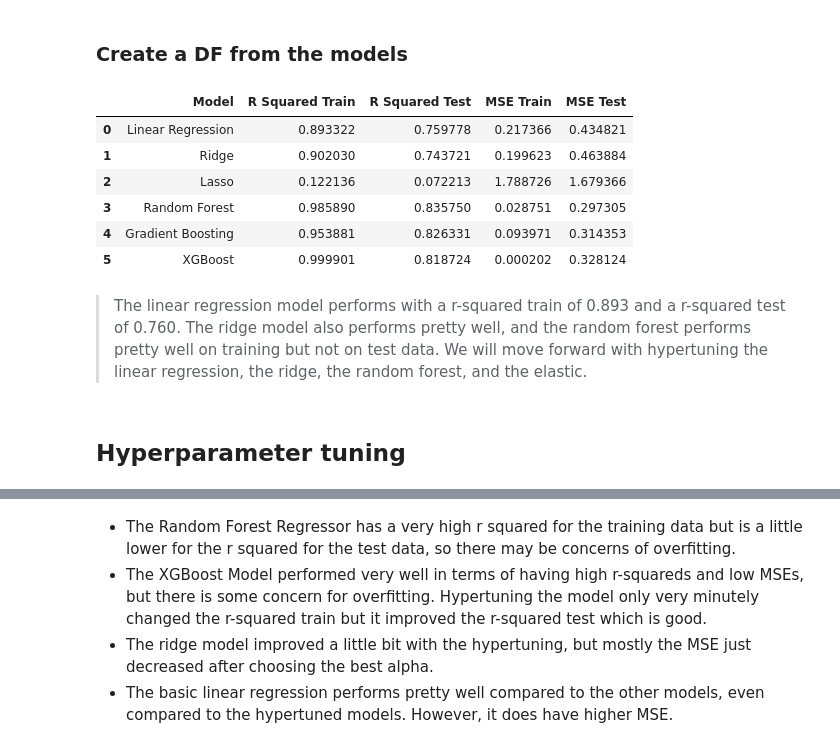
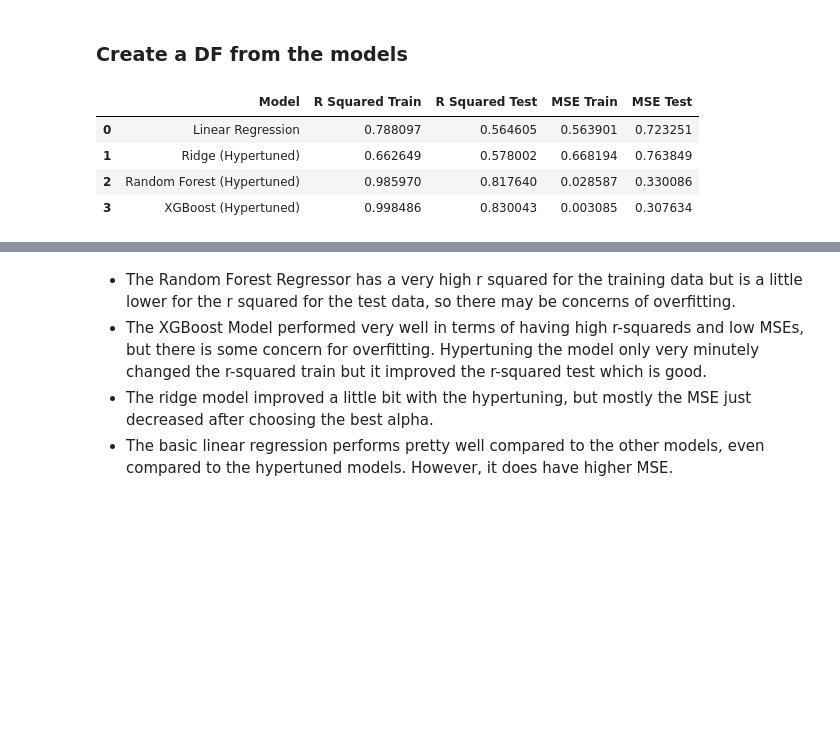
Before and after one commit to MLFP-90803-SP24-FinalProjects/Team13-ML-finalProject-Unveiling-the-Future-of-Women-in-STEM, a Jupyter notebook: Question2Gracie.ipynb, the cells around one changed output, grey strips where cells are left out. Drawn from its saved outputs; the diff is of its cells as text; code cells hidden in the pictures; blank space fills up the shorter version.

Commit message:
updating models for sprint 6

```diff
--- a/Question2Gracie.ipynb
+++ b/Question2Gracie.ipynb
@@ -156,7 +156,7 @@ def question2(model_type, X_train, y_train):
 
     ## MSE
     #evaluate the model using MSE and R squared
-    mse_train = np.mean(cross_val_score(model, X_train, y_train, cv=10, scoring='neg_mean_squared_error'))
+    mse_train = -np.mean(cross_val_score(model, X_train, y_train, cv=10, scoring='neg_mean_squared_error'))
     r_sq_train = np.mean(cross_val_score(model, X_train, y_train, cv=10, scoring='r2'))
 
     #print the MSE and R_squared
@@ -212,5 +212,8 @@ def question2(model_type, X_train, y_train):
 #running the model
 print('Linear Regression:')
 mse_train_lr, r_sq_train_lr = question2('Linear Regression', X_train, y_train)
+mse_test_lr, r_sq_test_lr = question2('Linear Regression', X_test, y_test)
+print('\n')
+mse_train_lr, r_sq_train_lr, mse_test_lr, r_sq_test_lr = question2nocv('Linear Regression', X_train, y_train, X_test, y_test)
 # %% [output]
 Linear Regression:
@@ -298,11 +301,16 @@ model_ridge_best_alpha.fit(X_train, y_train)
 
 # Get predictions
 y_pred_train_ridge_best_alpha = model_ridge_best_alpha.predict(X_train)
+y_pred_test_ridge_best_alpha = model_ridge_best_alpha.predict(X_test)
 
 # Evaluate the model performance
-r_squared_train_ridge_best_alpha = model_ridge_best_alpha.score(X_train, y_train)
-mse_train_ridge_best_alpha = np.mean(cross_val_score(model_ridge_best_alpha, X_train, y_train, cv=5, scoring='neg_mean_squared_error'))
+r_squared_train_ridge_best_alpha = np.mean(cross_val_score(model_ridge_best_alpha, X_train, y_train, cv=5, scoring='r2'))
+r_squared_test_ridge_best_alpha = model_ridge_best_alpha.score(X_test, y_test)
+mse_train_ridge_best_alpha = -np.mean(cross_val_score(model_ridge_best_alpha, X_train, y_train, cv=5, scoring='neg_mean_squared_error'))
+mse_test_ridge_best_alpha = mean_squared_error(y_test, y_pred_test_ridge_best_alpha)
 
-print("Best Ridge Train R^2: ", round(r_squared_train_ridge_best_alpha, 3))
-print("Best Ridge Train MSE: ", round(mse_train_ridge_best_alpha, 3))
+print("Best Ridge R^2 (Train): ", round(r_squared_train_ridge_best_alpha, 3))
+print("Best Ridge MSE (Train): ", round(mse_train_ridge_best_alpha, 3))
+print("Best Ridge R^2 (Test): ", round(r_squared_test_ridge_best_alpha, 3))
+print("Best Ridge MSE (Test): ", round(mse_test_ridge_best_alpha, 3))
 # %% [output]
@@ -430,67 +444,51 @@ NameError: name 'XGBRegressor' is not defined
 ### Create a DF from the models
 # %%
 # Create a dictionary to hold evauluation metrics from the models
-data = {
+finetuned_data = {
 
     'Model': [
         'Linear Regression',
-        'Ridge',
-        'Lasso',
-        'Random Forest',
-        'Gradient Boosting',
-        'XGBoost'
+        'Ridge (Hypertuned)',
+        'Random Forest (Hypertuned)',
+        'XGBoost (Hypertuned)'
         ],
 
 
     'R Squared Train': [
         r_sq_train_lr,
-        r_sq_train_ridge,
-        r_sq_train_lasso,
-        r_sq_train_rf,
-        r_sq_train_gb,
-        r_sq_train_xg
+        r_squared_train_ridge_best_alpha,
+        r_squared_train_rfr_finetuned,
+        r_squared_train_xgb_finetuned
         ],
 
     'R Squared Test': [
         r_sq_test_lr,
-        r_sq_test_ridge,
-        r_sq_test_lasso,
-        r_sq_test_rf,
-        r_sq_test_gb,
-        r_sq_test_xg
+        r_squared_test_ridge_best_alpha,
+        r_squared_test_rfr_finetuned,
+        r_squared_test_xgb_finetuned
         ],
 
     'MSE Train': [
         mse_train_lr,
-        mse_train_ridge,
-        mse_train_lasso,
-        mse_train_rf,
-        mse_train_gb,
-        mse_train_xg
+        mse_train_ridge_best_alpha,
+        mse_train_rfr_finetuned,
+        mse_train_xgb_finetuned
         ],
 
     'MSE Test': [
         mse_test_lr,
-        mse_test_ridge,
-        mse_test_lasso,
-        mse_test_rf,
-        mse_test_gb,
-        mse_test_xg
+        mse_test_ridge_best_alpha,
+        mse_test_rfr_finetuned,
+        mse_test_xgb_finetuned
     ]
     }
 
 # Create and display a dataframe
-results_df = pd.DataFrame(data)
-results_df
+finetuned_results_df = pd.DataFrame(finetuned_data)
+finetuned_results_df
 # %% [output]
 |  | Model | R Squared Train | R Squared Test | MSE Train | MSE Test |
-| 0 | Linear Regression | 0.893322 | 0.759778 | 0.217366 | 0.434821 |
-| 1 | Ridge | 0.902030 | 0.743721 | 0.199623 | 0.463884 |
-| 2 | Lasso | 0.122136 | 0.072213 | 1.788726 | 1.679366 |
-| 3 | Random Forest | 0.985890 | 0.835750 | 0.028751 | 0.297305 |
-| 4 | Gradient Boosting | 0.953881 | 0.826331 | 0.093971 | 0.314353 |
-| 5 | XGBoost | 0.999901 | 0.818724 | 0.000202 | 0.328124 |
+| 0 | Linear Regression | 0.788097 | 0.564605 | 0.563901 | 0.723251 |
+| 1 | Ridge (Hypertuned) | 0.662649 | 0.578002 | 0.668194 | 0.763849 |
+| 2 | Random Forest (Hypertuned) | 0.985970 | 0.817640 | 0.028587 | 0.330086 |
+| 3 | XGBoost (Hypertuned) | 0.998486 | 0.830043 | 0.003085 | 0.307634 |
-# %% [markdown]
-> The linear regression model performs with a r-squared train of 0.893 and a r-squared test of 0.760. The ridge model also performs pretty well, and the random forest performs pretty well on training but not on test data. We will move forward with hypertuning the linear regression, the ridge, the random forest, and the elastic.
-# %% [markdown]
-## Hyperparameter tuning
```
Also changed, not shown: parts of 22 cells of this notebook.
